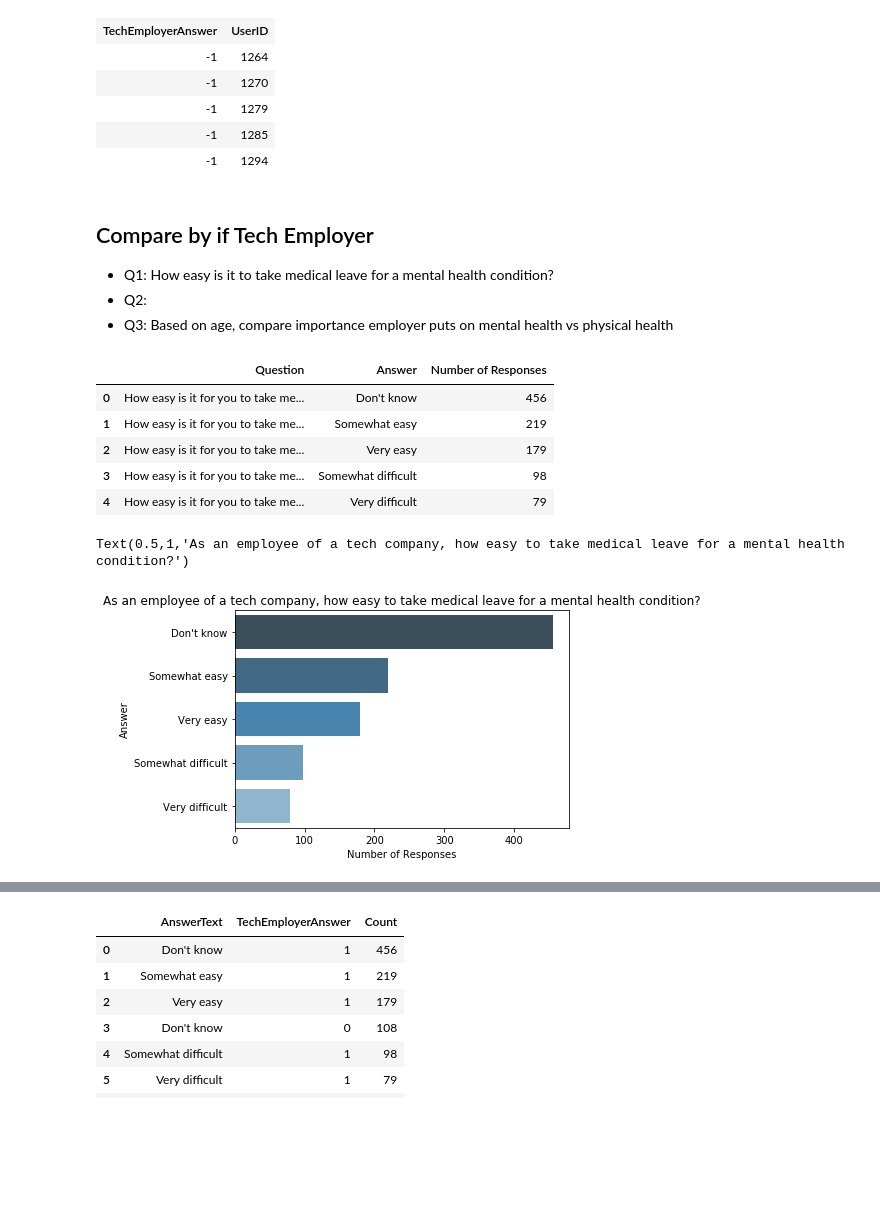
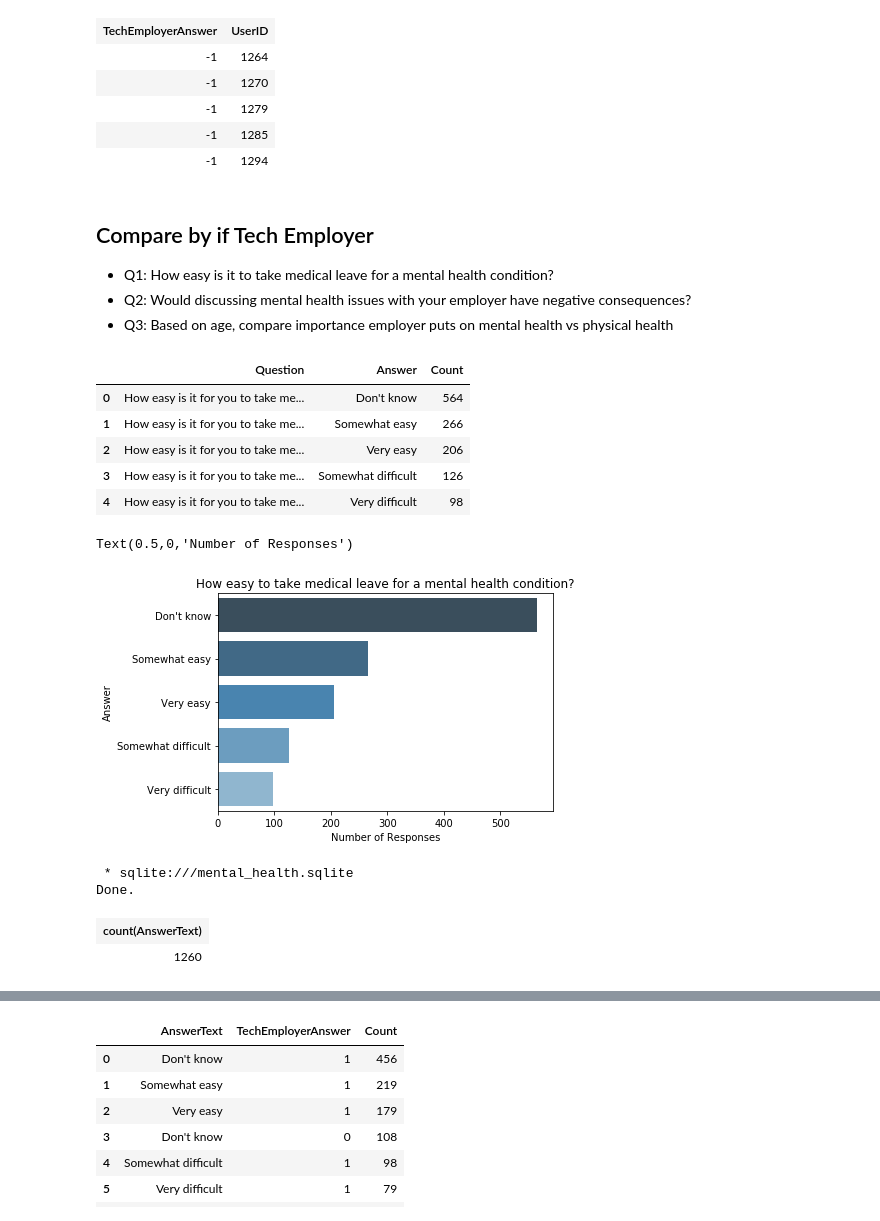
Before and after one commit to laimich/Tech-Mental-Health-Survey-Data-Analysis, a Jupyter notebook: mental_health_survey_data_analysis.ipynb, the cells around one changed output, grey strips where cells are left out. Cells and saved outputs as stored; diff of their text form; code cells hidden in the pictures; blank space fills up the shorter version.

Commit message:
Fix up code consistency, alter graphs for clarity

```diff
--- a/mental_health_survey_data_analysis.ipynb
+++ b/mental_health_survey_data_analysis.ipynb
@@ -45,32 +46,45 @@ Done.
 # %% [markdown]
 ## Compare by if Tech Employer
 - Q1: How easy is it to take medical leave for a mental health condition?
-- Q2:
+- Q2: Would discussing mental health issues with your employer have negative consequences?
 - Q3: Based on age, compare importance employer puts on mental health vs physical health
 # %%
 # Q1
-# for employees of tech companies/organizations, how easy it is to take a medical leave for a mental health condition
+# how easy it is to take a medical leave for a mental health condition
 df_query1 = pd.read_sql_query("""
-    SELECT QuestionText AS 'Question', AnswerText AS 'Answer', count(AnswerText) AS 'Number of Responses'
+    SELECT QuestionText AS 'Question', AnswerText AS 'Answer', count(AnswerText) AS 'Count'
     FROM Question JOIN Answer ON (Question.QuestionID=Answer.QuestionID)
     WHERE Question.QuestionText IN
         ("How easy is it for you to take medical leave for a mental health condition?")
-        AND Answer.UserID IN (SELECT UserID FROM AnswerTechEmployer WHERE TechEmployerAnswer=1)
     GROUP BY AnswerText
     ORDER BY count(AnswerText) DESC
     """, con)
 
 df_query1
 # %% [output]
-|  | Question | Answer | Number of Responses |
-| 0 | How easy is it for you to take me... | Don't know | 456 |
-| 1 | How easy is it for you to take me... | Somewhat easy | 219 |
-| 2 | How easy is it for you to take me... | Very easy | 179 |
-| 3 | How easy is it for you to take me... | Somewhat difficult | 98 |
-| 4 | How easy is it for you to take me... | Very difficult | 79 |
+|  | Question | Answer | Count |
+| 0 | How easy is it for you to take me... | Don't know | 564 |
+| 1 | How easy is it for you to take me... | Somewhat easy | 266 |
+| 2 | How easy is it for you to take me... | Very easy | 206 |
+| 3 | How easy is it for you to take me... | Somewhat difficult | 126 |
+| 4 | How easy is it for you to take me... | Very difficult | 98 |
 # %%
-plot_query1 = sns.barplot('Number of Responses', 'Answer', data=df_query1, palette="Blues_d")
-plot_query1.set_title("As an employee of a tech company, how easy to take medical leave for a mental health condition?")
+plot_query1 = sns.barplot('Count', 'Answer', data=df_query1, palette="Blues_d")
+
+plot_query1.set_title("How easy to take medical leave for a mental health condition?")
+plot_query1.set_xlabel('Number of Responses')
 # %% [output]
-Text(0.5,1,'As an employee of a tech company, how easy to take medical leave for a mental health condition?')
+Text(0.5,0,'Number of Responses')
-[figure, old version]
+[figure, new version]
+# %%
+%%sql
+
+SELECT count(AnswerText)
+FROM Question JOIN Answer ON (Question.QuestionID=Answer.QuestionID)
+WHERE Question.QuestionText IN
+    ('How easy is it for you to take medical leave for a mental health condition?')
+# %% [output]
+ * sqlite:///mental_health.sqlite
+Done.
+| count(AnswerText) |
+| 1260 |
```
Also changed, not shown: parts of 16 cells of this notebook.
